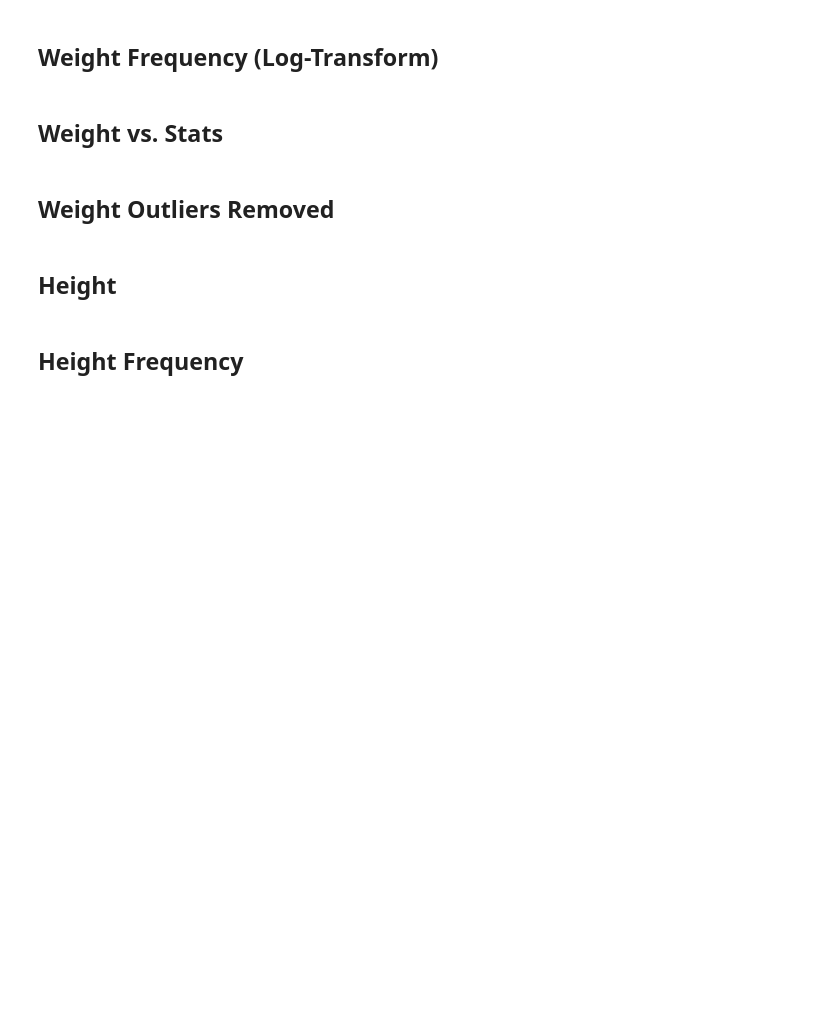
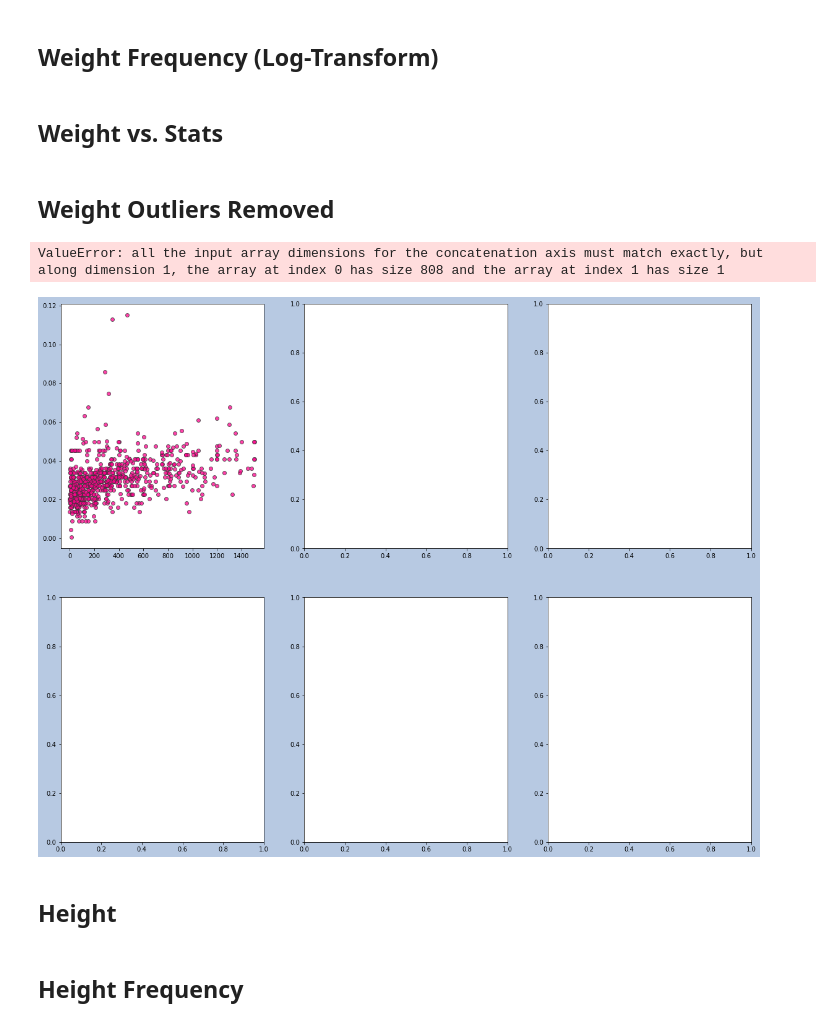
Before and after one commit to maxkrueger96/web-design-challenge, a Jupyter notebook: resources/analysis.ipynb, the cells around one changed output. Saved outputs shown, nothing was run; the diff lists cells and outputs as text; code cells hidden in the pictures; blank space fills up the shorter version.

```diff
--- a/resources/analysis.ipynb
+++ b/resources/analysis.ipynb
@@ -159,7 +157,7 @@ plt.close('all')
 # %% [markdown]
 ## Weight
 # %%
-weight = pre.normalize(np.reshape(pokestats.weight.values,(-1,1)),axis=0)
+weight = pokestats.weight.values
 hp = pre.normalize(np.reshape(pokestats.hp.values,(-1,1)),axis=0)
 attack = pre.normalize(np.reshape(pokestats.attack.values,(-1,1)),axis=0)
 defense = pre.normalize(np.reshape(pokestats.defense.values,(-1,1)),axis=0)
@@ -208,13 +206,13 @@ stat_name = np.array([['Hp','Attack','Defense'],['Sp. Attack','Sp. Defense','Spe
 for i in range(2):
     for j in range(3):
         axs[i,j].scatter(new_weight,lwstat[i,j],c=colors[i,j],alpha=0.75,edgecolor='xkcd:dark grey')
-        axs[i,j].scatter(bad_weight,badstat[i,j],c='xkcd:brownish grey', edgecolor='xkcd:dark grey',alpha=0.5,label='Outliers')
-        axs[i,j].set_xlabel('Pokemon Weight (lbs)',fontsize=16)
-        axs[i,j].set_ylabel(f'Pokemon {stat_name[i,j]}',fontsize=16)
+        axs[i,j].scatter(bad_weight,badstat[i,j],c='xkcd:charcoal grey',marker="x",label='Outliers')
+        axs[i,j].set_xlabel('Pokemon Weight (lbs)',fontsize=18)
+        axs[i,j].set_ylabel(f'Pokemon {stat_name[i,j]}',fontsize=18)
         axs[i,j].set_title(f'Pokemon Weight versus {stat_name[i,j]}',fontsize=22, fontweight="bold")
         axs[i,j].set_facecolor('xkcd:pale aqua')
-        axs[0,j].legend(loc='lower right',fontsize=20)
-        axs[1,j].legend(loc='upper right',fontsize=20)
+        axs[0,j].legend(loc='lower right',fontsize=22)
+        axs[1,j].legend(loc='upper right',fontsize=22)
 plt.tight_layout()
 plt.savefig('./assets/plots/weight-stats/weight_stats.png',bbox_inches='tight')
 plt.close('all')
@@ -232,15 +230,22 @@ plt.close('all')
 # %%
 fig, axs = plt.subplots(2,3,figsize=(20,16),facecolor='xkcd:light blue grey')
 for i in range(2):
     for j in range(3):
         axs[i,j].scatter(new_weight,lwstat[i,j],c=colors[i,j],alpha=0.75,edgecolor='xkcd:dark grey')
+        m,b,r,p,stderr = stats.linregress(new_weight,lwstat[i,j])
+        xax = np.linspace(axs[i,j].get_xlim()[0], axs[i,j].get_xlim()[1],250)
+        axs[i,j].plot(xax,m*xax + b,linewidth=3, color="xkcd:chocolate",label=f"Linear Regression resulted in\nan r2-value of {round(r,4)} with\na p-value of {round(p,4)}.")
         axs[i,j].set_xlabel('Pokemon Weight (lbs)')
         axs[i,j].set_ylabel(f'Pokemon {stat_name[i,j]}')
         axs[i,j].set_title(f'Pokemon Weight versus {stat_name[i,j]} \n (Weight Outliers Removed)',fontsize=22, fontweight="bold")
         axs[i,j].set_facecolor('xkcd:pale aqua')
+        axs[i,j].legend(loc="upper right",fontsize=18)
 plt.tight_layout()
 plt.savefig('./assets/plots/weight-stats/lightweight_stats.png',bbox_inches='tight')
 plt.close('all')
+# %% [output]
+ValueError: all the input array dimensions for the concatenation axis must match exactly, but along dimension 1, the array at index 0 has size 808 and the array at index 1 has size 1
+[figure, added]
 # %% [markdown]
 ## Height
 # %%
```
Also changed, not shown: parts of 19 cells of this notebook, 50 other files.
